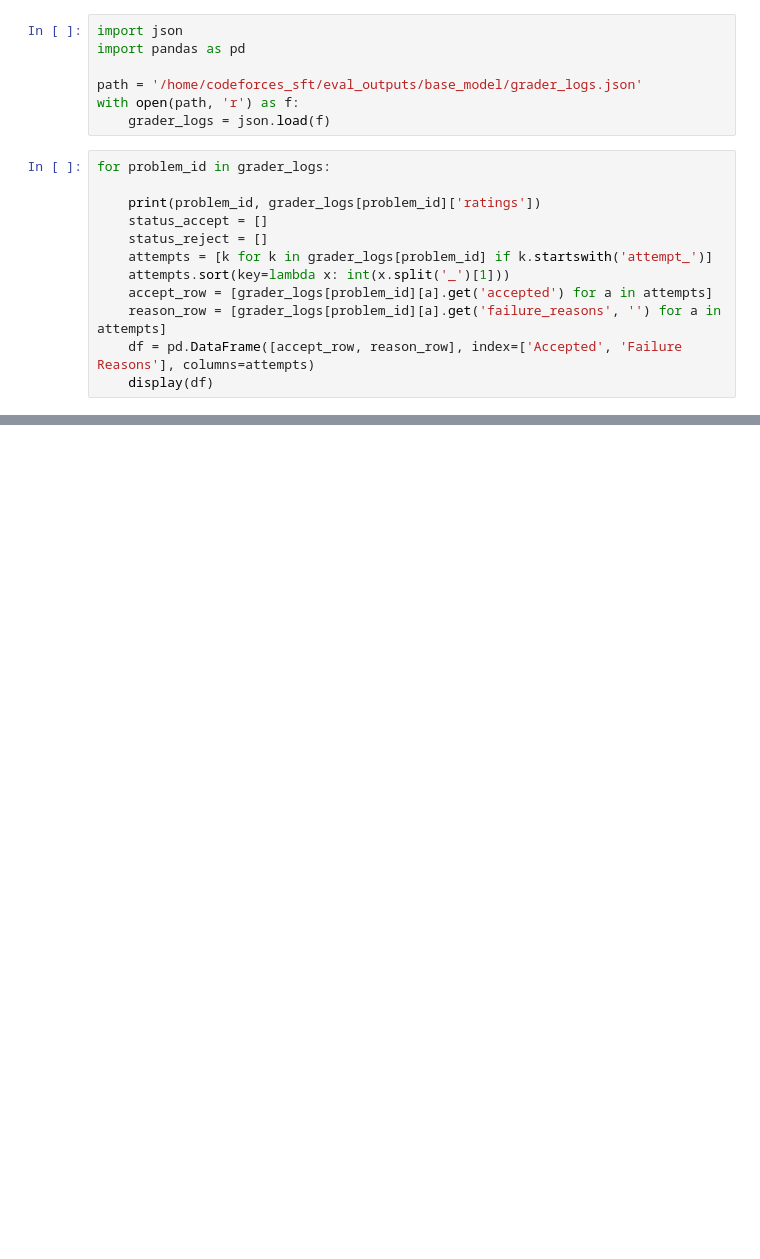
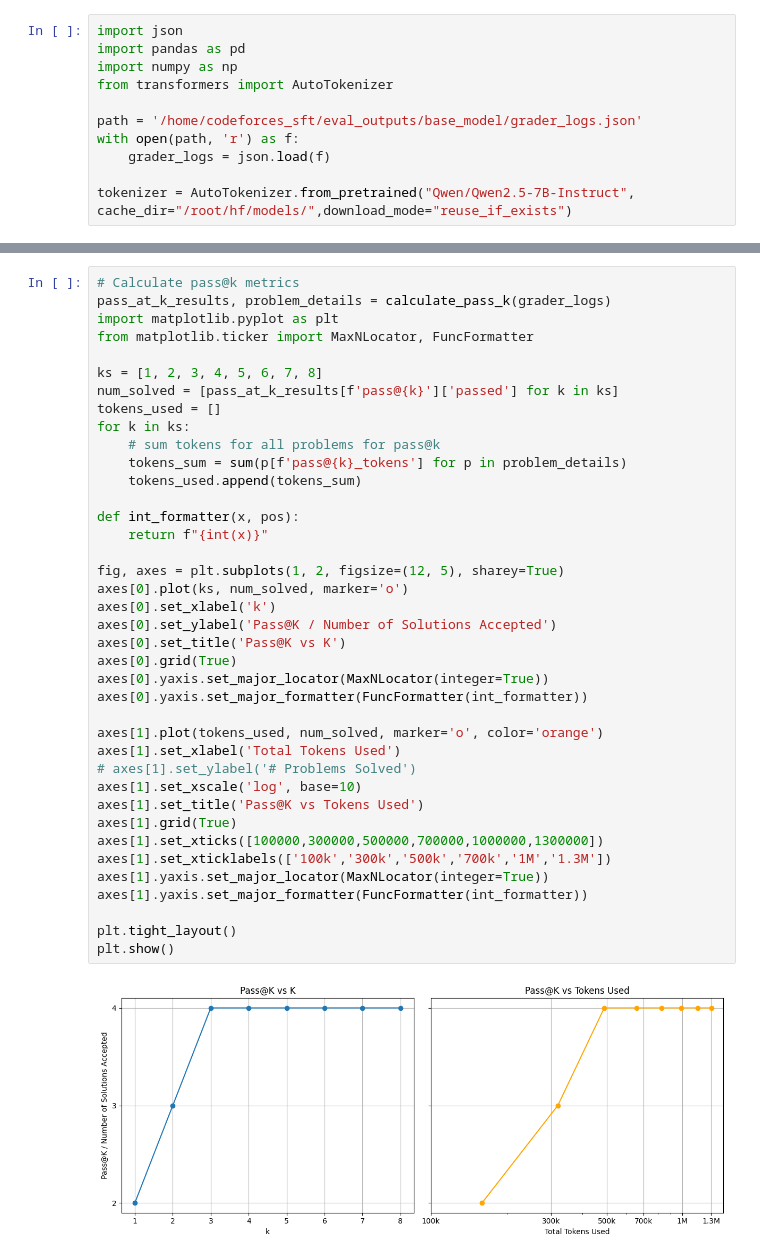
Before and after one commit to glitchinthematrix/codeforces_sft, a Jupyter notebook: notebooks/evaluate_base_model.ipynb, the cells around one changed output, grey strips where cells are left out. Saved outputs shown, nothing was run; the diff lists cells and outputs as text; blank space fills up the shorter version.

Commit message:
base model evaluations added

```diff
--- a/notebooks/evaluate_base_model.ipynb
+++ b/notebooks/evaluate_base_model.ipynb
@@ -1,19 +1,11 @@
 # %%
 import json
 import pandas as pd
+import numpy as np
+from transformers import AutoTokenizer
 
 path = '/home/codeforces_sft/eval_outputs/base_model/grader_logs.json'
 with open(path, 'r') as f:
     grader_logs = json.load(f)
+
+tokenizer = AutoTokenizer.from_pretrained("Qwen/Qwen2.5-7B-Instruct", cache_dir="/root/hf/models/",download_mode="reuse_if_exists")
-# %%
-for problem_id in grader_logs:
-
-    print(problem_id, grader_logs[problem_id]['ratings'])
-    status_accept = []
-    status_reject = []
-    attempts = [k for k in grader_logs[problem_id] if k.startswith('attempt_')]
-    attempts.sort(key=lambda x: int(x.split('_')[1]))
-    accept_row = [grader_logs[problem_id][a].get('accepted') for a in attempts]
-    reason_row = [grader_logs[problem_id][a].get('failure_reasons', '') for a in attempts]
-    df = pd.DataFrame([accept_row, reason_row], index=['Accepted', 'Failure Reasons'], columns=attempts)
-    display(df)
@@ -45,0 +60,41 @@ for problem_id in grader_logs:
+# %%
+# Calculate pass@k metrics
+pass_at_k_results, problem_details = calculate_pass_k(grader_logs)
+import matplotlib.pyplot as plt
+from matplotlib.ticker import MaxNLocator, FuncFormatter
+
+ks = [1, 2, 3, 4, 5, 6, 7, 8]
+num_solved = [pass_at_k_results[f'pass@{k}']['passed'] for k in ks]
+tokens_used = []
+for k in ks:
+    # sum tokens for all problems for pass@k
+    tokens_sum = sum(p[f'pass@{k}_tokens'] for p in problem_details)
+    tokens_used.append(tokens_sum)
+
+def int_formatter(x, pos):
+    return f"{int(x)}"
+
+fig, axes = plt.subplots(1, 2, figsize=(12, 5), sharey=True)
+axes[0].plot(ks, num_solved, marker='o')
+axes[0].set_xlabel('k')
+axes[0].set_ylabel('Pass@K / Number of Solutions Accepted')
+axes[0].set_title('Pass@K vs K')
+axes[0].grid(True)
+axes[0].yaxis.set_major_locator(MaxNLocator(integer=True))
+axes[0].yaxis.set_major_formatter(FuncFormatter(int_formatter))
+
+axes[1].plot(tokens_used, num_solved, marker='o', color='orange')
+axes[1].set_xlabel('Total Tokens Used')
+# axes[1].set_ylabel('# Problems Solved')
+axes[1].set_xscale('log', base=10)
+axes[1].set_title('Pass@K vs Tokens Used')
+axes[1].grid(True)
+axes[1].set_xticks([100000,300000,500000,700000,1000000,1300000])
+axes[1].set_xticklabels(['100k','300k','500k','700k','1M','1.3M'])
+axes[1].yaxis.set_major_locator(MaxNLocator(integer=True))
+axes[1].yaxis.set_major_formatter(FuncFormatter(int_formatter))
+
+plt.tight_layout()
+plt.show()
+# %% [output]
+[figure, added]
```
Also changed, not shown: parts of 7 cells of this notebook, 9 other files.
